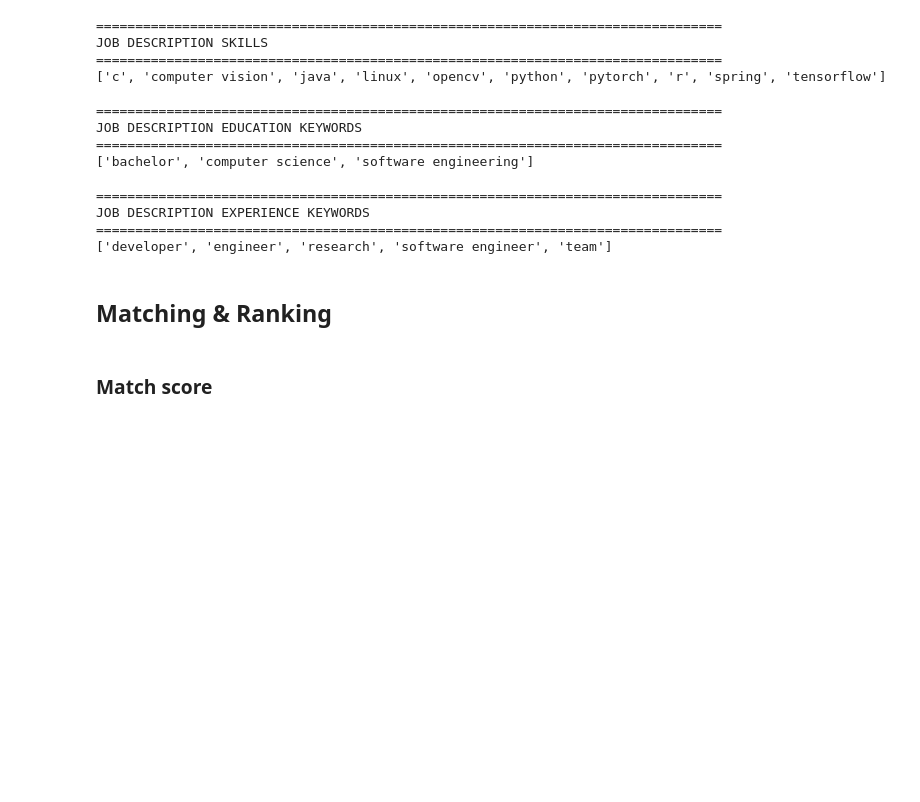
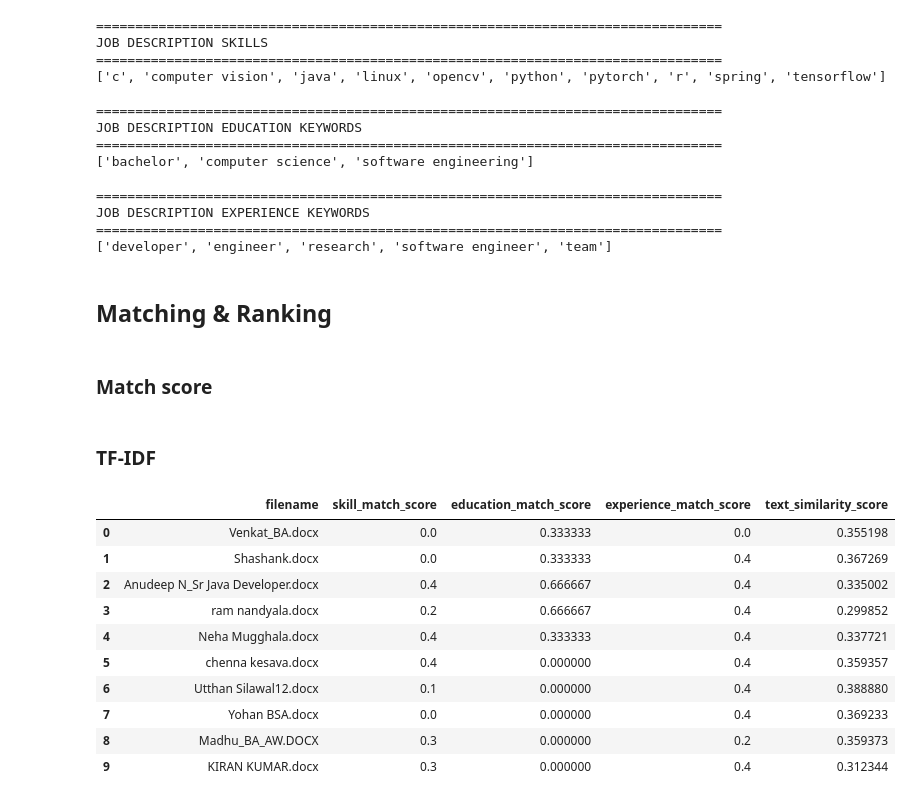
Before and after one commit to gracella12/ProjectPP_Kelompok4, a Jupyter notebook: pake-segmentasi.ipynb, the cells around one changed output. Saved outputs shown, nothing was run; the diff lists cells and outputs as text; code cells hidden in the pictures; blank space fills up the shorter version.

Commit message:
add text similarity score

```diff
--- a/pake-segmentasi.ipynb
+++ b/pake-segmentasi.ipynb
@@ -782,3 +782,5 @@ df_resumes["education_match_score"] = df_resumes["education_keywords"].apply(
 df_resumes["experience_match_score"] = df_resumes["experience_keywords"].apply(
     lambda x: compute_overlap_score(x, jd_features["experience_keywords"])
 )
+# %% [markdown]
+### TF-IDF
@@ -784,0 +790,38 @@ df_resumes["experience_match_score"] = df_resumes["experience_keywords"].apply(
+# %%
+df_resumes["matching_text"] = (
+    df_resumes["skills"].fillna("") + " " +
+    df_resumes["experience"].fillna("") + " " +
+    df_resumes["projects"].fillna("") + " " +
+    df_resumes["education"].fillna("")
+).apply(clean_resume_text)
+# %%
+all_texts = df_resumes["matching_text"].tolist() + [jd_clean_text]
+
+vectorizer = TfidfVectorizer()
+tfidf_matrix = vectorizer.fit_transform(all_texts)
+# %%
+resume_vectors = tfidf_matrix[:-1]
+jd_vector = tfidf_matrix[-1]
+
+cosine_scores = cosine_similarity(resume_vectors, jd_vector).flatten()
+df_resumes["text_similarity_score"] = cosine_scores
+# %%
+df_resumes[[
+    "filename",
+    "skill_match_score",
+    "education_match_score",
+    "experience_match_score",
+    "text_similarity_score"
+]].head(10)
+# %% [output]
+|  | filename | skill_match_score | education_match_score | experience_match_score | text_similarity_score |
+| 0 | Venkat_BA.docx | 0.0 | 0.333333 | 0.0 | 0.355198 |
+| 1 | Shashank.docx | 0.0 | 0.333333 | 0.4 | 0.367269 |
+| 2 | Anudeep N_Sr Java Developer.docx | 0.4 | 0.666667 | 0.4 | 0.335002 |
+| 3 | ram nandyala.docx | 0.2 | 0.666667 | 0.4 | 0.299852 |
+| 4 | Neha Mugghala.docx | 0.4 | 0.333333 | 0.4 | 0.337721 |
+| 5 | chenna kesava.docx | 0.4 | 0.000000 | 0.4 | 0.359357 |
+| 6 | Utthan Silawal12.docx | 0.1 | 0.000000 | 0.4 | 0.388880 |
+| 7 | Yohan BSA.docx | 0.0 | 0.000000 | 0.4 | 0.369233 |
+| 8 | Madhu_BA_AW.DOCX | 0.3 | 0.000000 | 0.2 | 0.359373 |
+| 9 | KIRAN KUMAR.docx | 0.3 | 0.000000 | 0.4 | 0.312344 |
```
Also changed, not shown: parts of 1 cell of this notebook.
